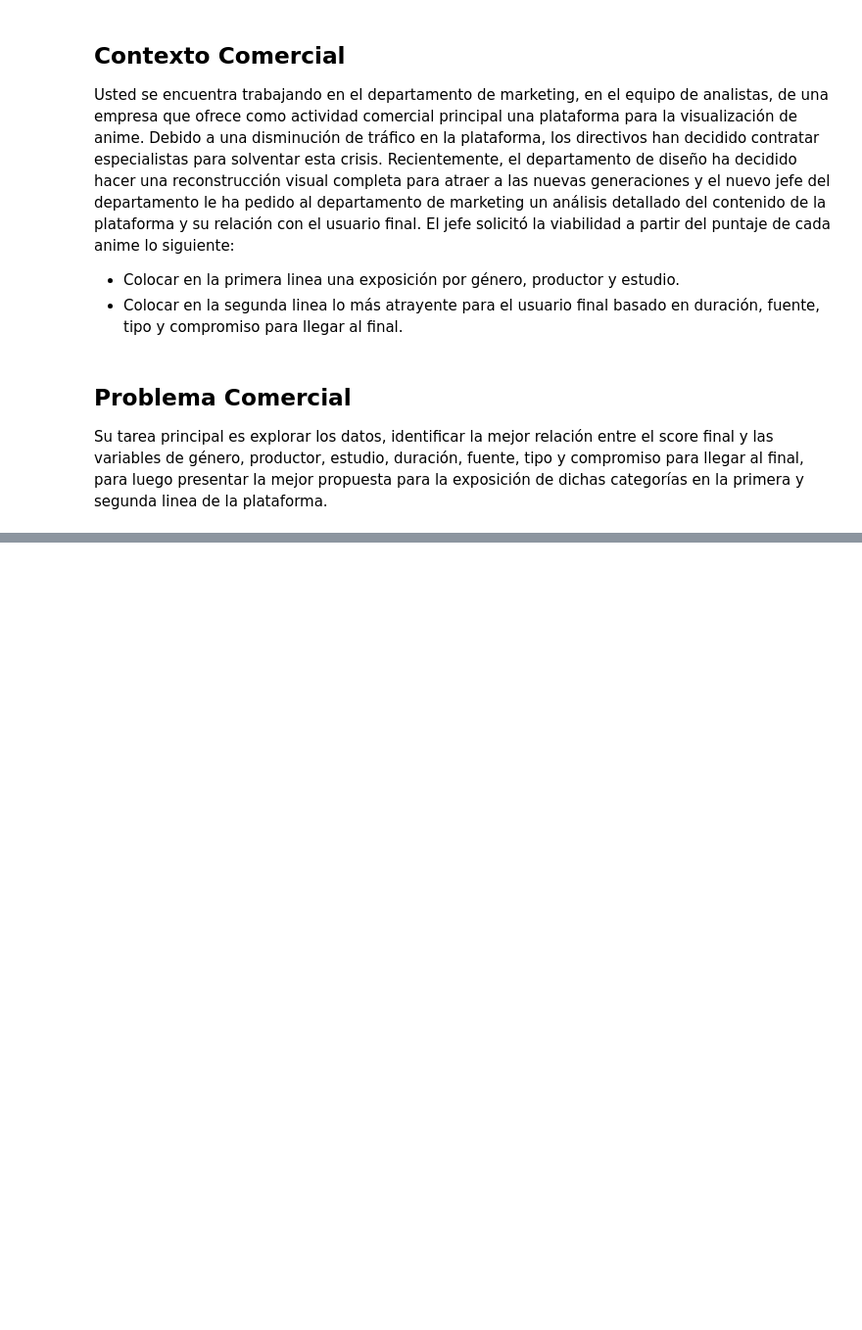
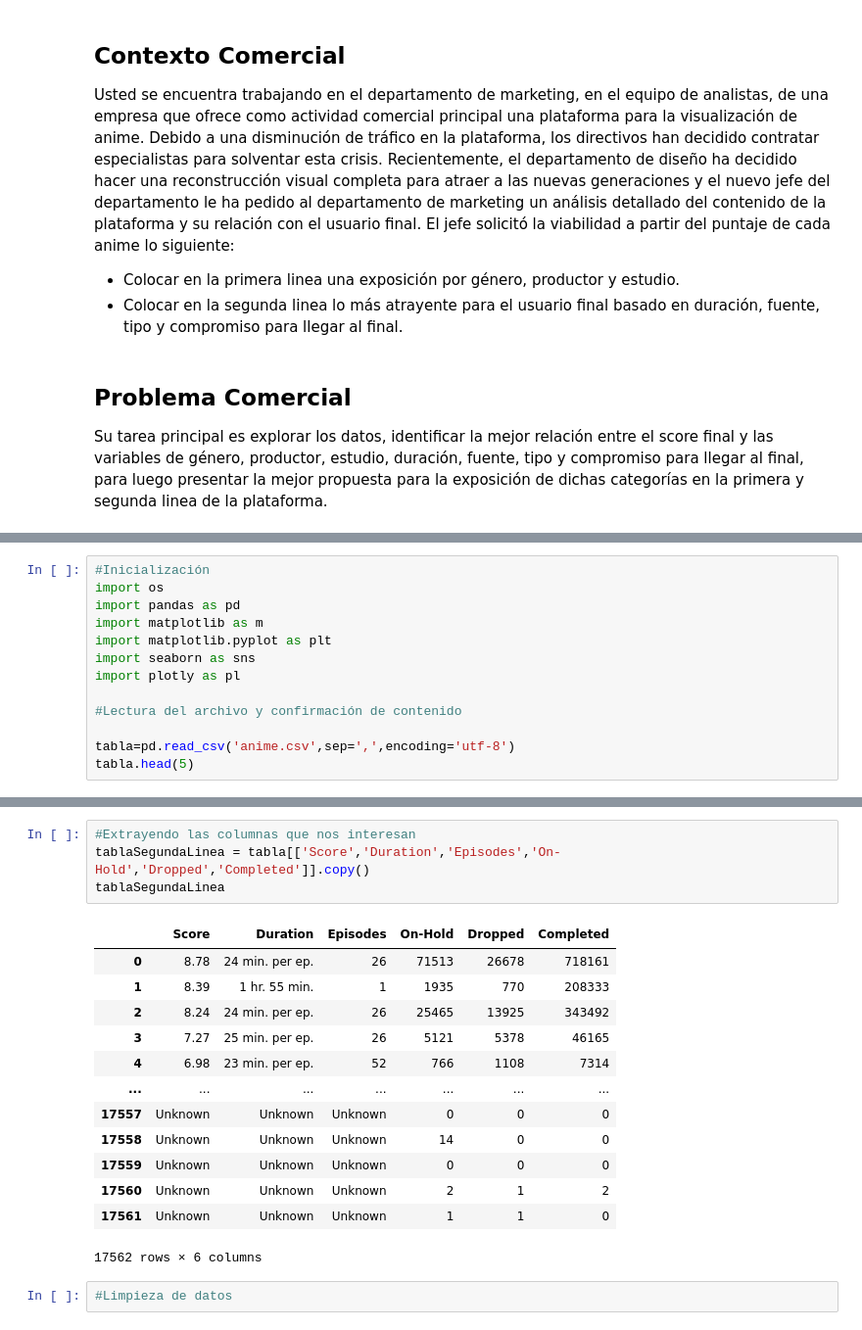
Before and after one commit to Asheyerth/DataScience_bootcamp2024BIT, a Jupyter notebook: Actividad_3_4/Estructurando proyecto DS.ipynb, the cells around one changed output, grey strips where cells are left out. Shown at 98% size. Cells and saved outputs as stored; diff of their text form; blank space fills up the shorter version.

```diff
--- a/Actividad_3_4/Estructurando proyecto DS.ipynb
+++ b/Actividad_3_4/Estructurando proyecto DS.ipynb
@@ -53,0 +58,13 @@ Para interpretar correctamente la relación de tipose va a evaluar la relación
+# %%
+#Inicialización
+import os
+import pandas as pd
+import matplotlib as m
+import matplotlib.pyplot as plt
+import seaborn as sns
+import plotly as pl
+
+#Lectura del archivo y confirmación de contenido
+
+tabla=pd.read_csv('anime.csv',sep=',',encoding='utf-8')
+tabla.head(5)
@@ -53,0 +222,20 @@ Para interpretar correctamente la relación de tipose va a evaluar la relación
+# %%
+#Extrayendo las columnas que nos interesan
+tablaSegundaLinea = tabla[['Score','Duration','Episodes','On-Hold','Dropped','Completed']].copy()
+tablaSegundaLinea
+# %% [output]
+|  | Score | Duration | Episodes | On-Hold | Dropped | Completed |
+| 0 | 8.78 | 24 min. per ep. | 26 | 71513 | 26678 | 718161 |
+| 1 | 8.39 | 1 hr. 55 min. | 1 | 1935 | 770 | 208333 |
+| 2 | 8.24 | 24 min. per ep. | 26 | 25465 | 13925 | 343492 |
+| 3 | 7.27 | 25 min. per ep. | 26 | 5121 | 5378 | 46165 |
+| 4 | 6.98 | 23 min. per ep. | 52 | 766 | 1108 | 7314 |
+| ... | ... | ... | ... | ... | ... | ... |
+| 17557 | Unknown | Unknown | Unknown | 0 | 0 | 0 |
+| 17558 | Unknown | Unknown | Unknown | 14 | 0 | 0 |
+| 17559 | Unknown | Unknown | Unknown | 0 | 0 | 0 |
+| 17560 | Unknown | Unknown | Unknown | 2 | 1 | 2 |
+| 17561 | Unknown | Unknown | Unknown | 1 | 1 | 0 |
+17562 rows × 6 columns
+# %%
+#Limpieza de datos
```
Also changed, not shown: parts of 28 cells of this notebook.
